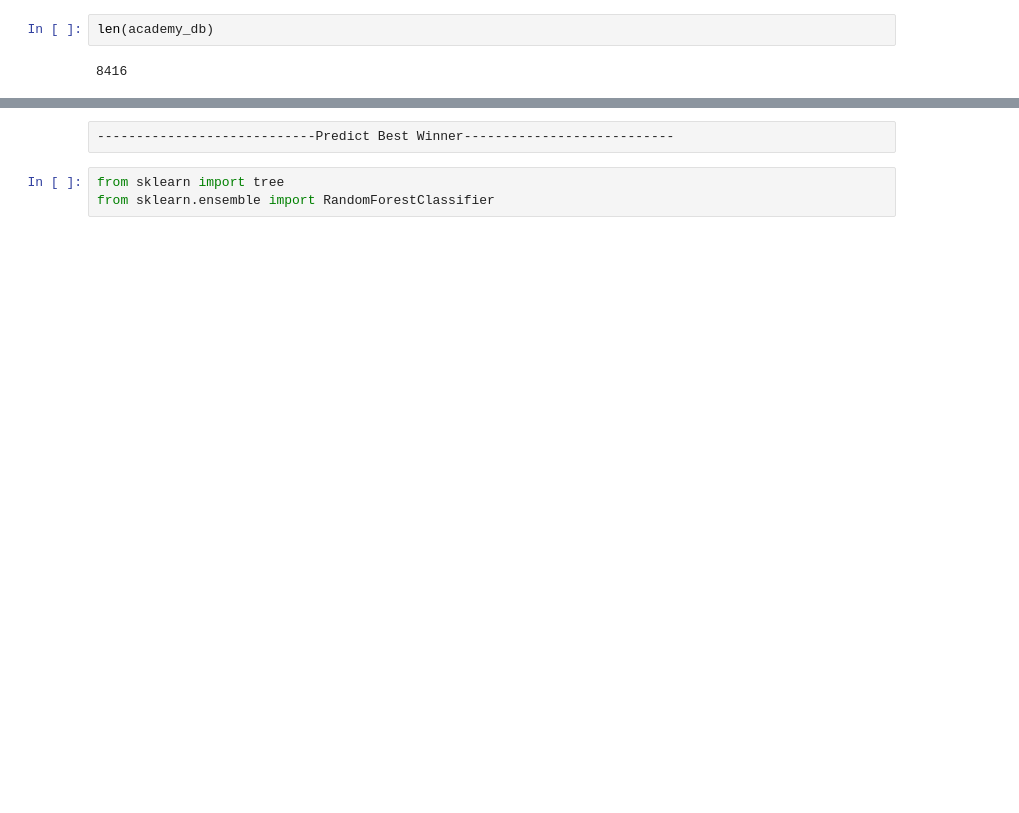
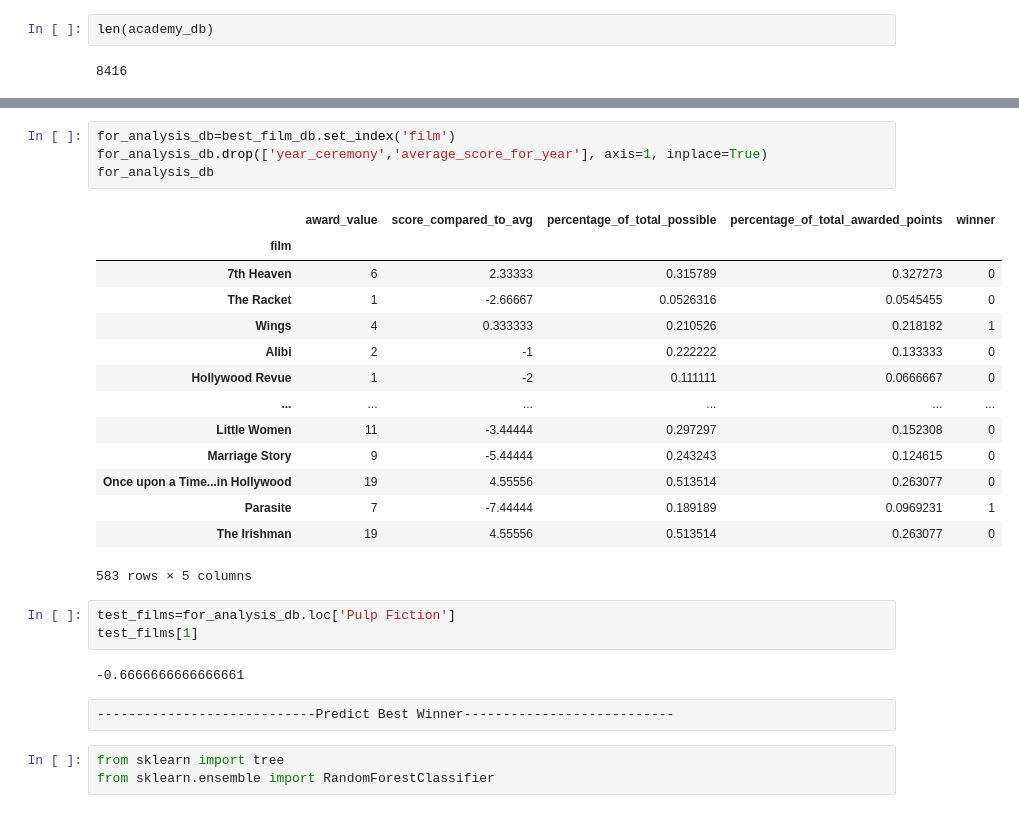
Before and after one commit to julia-claira/Machine_Learning_Oscars, a Jupyter notebook: academy_machine_learning.ipynb, the cells around one changed output, grey strips where cells are left out. Drawn from its saved outputs; the diff is of its cells as text; blank space fills up the shorter version.

```diff
--- a/academy_machine_learning.ipynb
+++ b/academy_machine_learning.ipynb
@@ -271,3 +528,27 @@ b['Forrest Gump']
+# %%
+for_analysis_db=best_film_db.set_index('film')
+for_analysis_db.drop(['year_ceremony','average_score_for_year'], axis=1, inplace=True)
+for_analysis_db
+# %% [output]
+|  | award_value | score_compared_to_avg | percentage_of_total_possible | percentage_of_total_awarded_points | winner |
+| film |  |  |  |  |  |
+| 7th Heaven | 6 | 2.33333 | 0.315789 | 0.327273 | 0 |
+| The Racket | 1 | -2.66667 | 0.0526316 | 0.0545455 | 0 |
+| Wings | 4 | 0.333333 | 0.210526 | 0.218182 | 1 |
+| Alibi | 2 | -1 | 0.222222 | 0.133333 | 0 |
+| Hollywood Revue | 1 | -2 | 0.111111 | 0.0666667 | 0 |
+| ... | ... | ... | ... | ... | ... |
+| Little Women | 11 | -3.44444 | 0.297297 | 0.152308 | 0 |
+| Marriage Story | 9 | -5.44444 | 0.243243 | 0.124615 | 0 |
+| Once upon a Time...in Hollywood | 19 | 4.55556 | 0.513514 | 0.263077 | 0 |
+| Parasite | 7 | -7.44444 | 0.189189 | 0.0969231 | 1 |
+| The Irishman | 19 | 4.55556 | 0.513514 | 0.263077 | 0 |
+583 rows × 5 columns
+# %%
+test_films=for_analysis_db.loc['Pulp Fiction']
+test_films[1]
+# %% [output]
+-0.6666666666666661
 # %% [raw]
 ----------------------------Predict Best Winner---------------------------
 # %%
```
Also changed, not shown: parts of 26 cells of this notebook.
